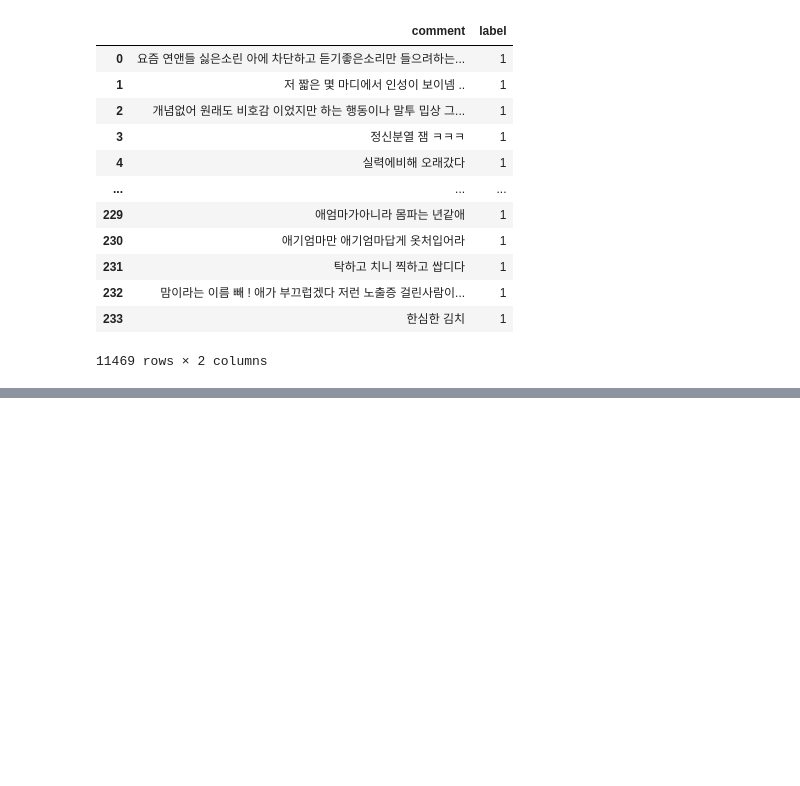
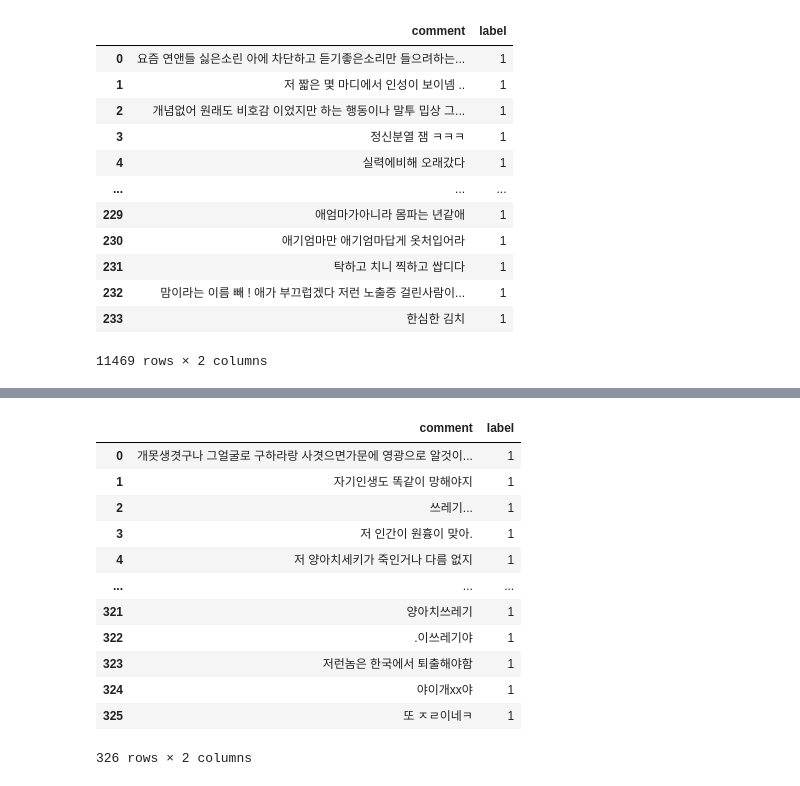
Before and after one commit to sooyeon-go/grad_project, a Jupyter notebook: comment_crawling_r/comment2_csv.ipynb, the cells around one changed output, grey strips where cells are left out. Saved outputs shown, nothing was run; the diff lists cells and outputs as text; code cells hidden in the pictures; blank space fills up the shorter version.

```diff
--- a/comment_crawling_r/comment2_csv.ipynb
+++ b/comment_crawling_r/comment2_csv.ipynb
@@ -485,0 +510,17 @@ fi6
+# %%
+dic8 = pd.read_csv('n_comment17_csv.csv',encoding = 'cp949')
+dic8
+# %% [output]
+|  | comment | label |
+| 0 | 개못생겻구나 그얼굴로 구하라랑 사겻으면가문에 영광으로 알것이... | 1 |
+| 1 | 자기인생도 똑같이 망해야지 | 1 |
+| 2 | 쓰레기... | 1 |
+| 3 | 저 인간이 원흉이 맞아. | 1 |
+| 4 | 저 양아치세키가 죽인거나 다름 없지 | 1 |
+| ... | ... | ... |
+| 321 | 양아치쓰레기 | 1 |
+| 322 | .이쓰레기야 | 1 |
+| 323 | 저런놈은 한국에서 퇴출해야함 | 1 |
+| 324 | 야이개xx야 | 1 |
+| 325 | 또 ㅈㄹ이네ㅋ | 1 |
+326 rows × 2 columns
```
Also changed, not shown: parts of 3 cells of this notebook.
